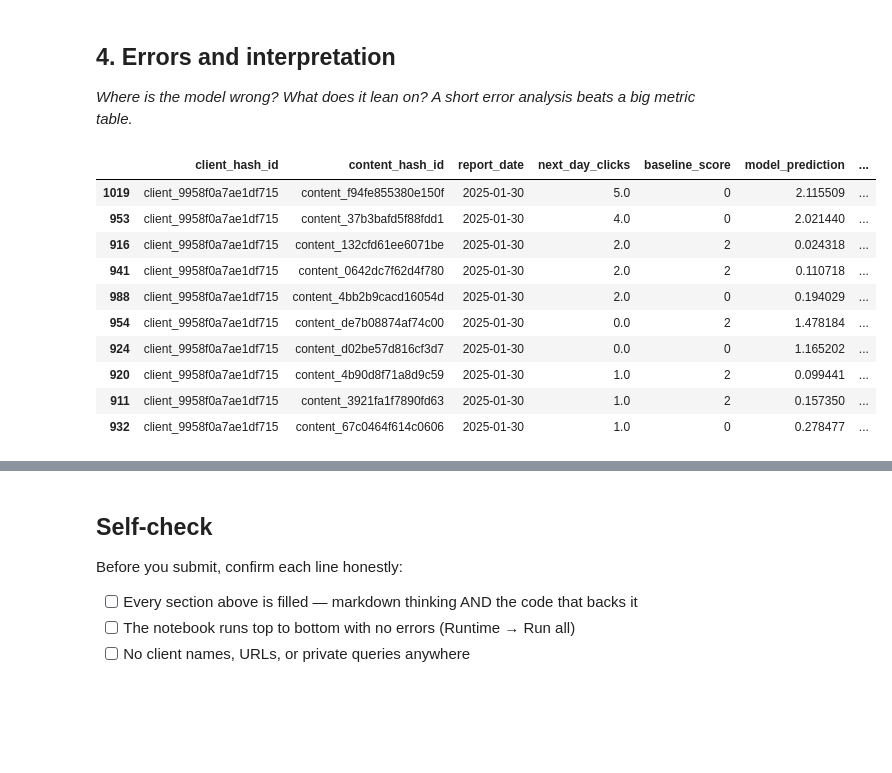
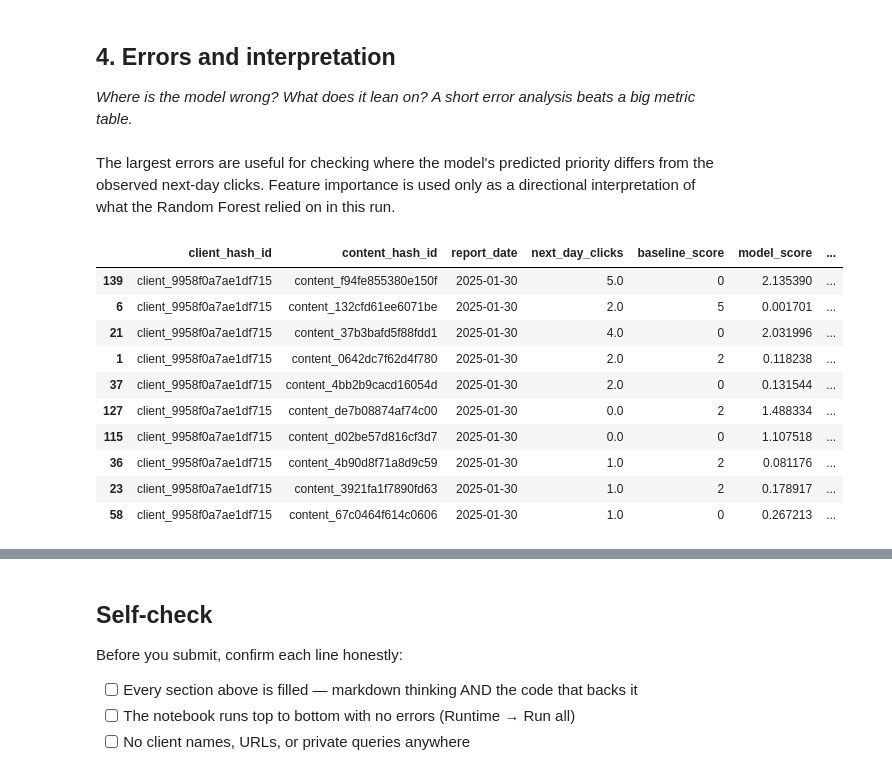
Before and after one commit to Shrishagk/My_flyrank, a Jupyter notebook: work/notebooks/w05_model.ipynb, the cells around one changed output, grey strips where cells are left out. Drawn from its saved outputs; the diff is of its cells as text; code cells hidden in the pictures; blank space fills up the shorter version.

Commit message:
executed w05_model

```diff
--- a/work/notebooks/w05_model.ipynb
+++ b/work/notebooks/w05_model.ipynb
@@ -470,0 +618,32 @@ display(comparison)
+# %%
+prediction_data = model_data.loc[
+    test_mask,
+    [
+        "client_hash_id",
+        "content_hash_id",
+        "report_date"
+    ]
+].copy()
+
+prediction_data["model_score"] = model_pred
+
+eval_data = eval_data.merge(
+    prediction_data,
+    on=[
+        "client_hash_id",
+        "content_hash_id",
+        "report_date"
+    ],
+    how="left",
+    sort=False
+)
+
+print(
+    "Missing model predictions:",
+    eval_data["model_score"].isna().sum()
+)
+
+print(
+    "Evaluation rows:",
+    len(eval_data)
+)
@@ -472,42 +738,43 @@ display(comparison)
 ## 4. Errors and interpretation
 
 *Where is the model wrong? What does it lean on? A short error analysis beats a big metric table.*
+# %% [markdown]
+The largest errors are useful for checking where the model's predicted priority differs from the observed next-day clicks. Feature importance is used only as a directional interpretation of what the Random Forest relied on in this run.
 # %%
 eval_results = eval_data[
     [
         "client_hash_id",
         "content_hash_id",
         "report_date",
         "next_day_clicks",
-        "baseline_score"
+        "baseline_score",
+        "model_score"
     ]
 ].copy()
 
-eval_results["model_prediction"] = model_pred
-
 eval_results["absolute_error"] = (
     eval_results["next_day_clicks"]
-    - eval_results["model_prediction"]
+    - eval_results["model_score"]
 ).abs()
 
 display(
     eval_results.sort_values(
         "absolute_error",
         ascending=False
     ).head(10)
 )
 # %% [output]
-|  | client_hash_id | content_hash_id | report_date | next_day_clicks | baseline_score | model_prediction | ... |
-| 1019 | client_9958f0a7ae1df715 | content_f94fe855380e150f | 2025-01-30 | 5.0 | 0 | 2.115509 | ... |
-| 953 | client_9958f0a7ae1df715 | content_37b3bafd5f88fdd1 | 2025-01-30 | 4.0 | 0 | 2.021440 | ... |
-| 916 | client_9958f0a7ae1df715 | content_132cfd61ee6071be | 2025-01-30 | 2.0 | 2 | 0.024318 | ... |
-| 941 | client_9958f0a7ae1df715 | content_0642dc7f62d4f780 | 2025-01-30 | 2.0 | 2 | 0.110718 | ... |
-| 988 | client_9958f0a7ae1df715 | content_4bb2b9cacd16054d | 2025-01-30 | 2.0 | 0 | 0.194029 | ... |
-| 954 | client_9958f0a7ae1df715 | content_de7b08874af74c00 | 2025-01-30 | 0.0 | 2 | 1.478184 | ... |
-| 924 | client_9958f0a7ae1df715 | content_d02be57d816cf3d7 | 2025-01-30 | 0.0 | 0 | 1.165202 | ... |
-| 920 | client_9958f0a7ae1df715 | content_4b90d8f71a8d9c59 | 2025-01-30 | 1.0 | 2 | 0.099441 | ... |
-| 911 | client_9958f0a7ae1df715 | content_3921fa1f7890fd63 | 2025-01-30 | 1.0 | 2 | 0.157350 | ... |
-| 932 | client_9958f0a7ae1df715 | content_67c0464f614c0606 | 2025-01-30 | 1.0 | 0 | 0.278477 | ... |
+|  | client_hash_id | content_hash_id | report_date | next_day_clicks | baseline_score | model_score | ... |
+| 139 | client_9958f0a7ae1df715 | content_f94fe855380e150f | 2025-01-30 | 5.0 | 0 | 2.135390 | ... |
+| 6 | client_9958f0a7ae1df715 | content_132cfd61ee6071be | 2025-01-30 | 2.0 | 5 | 0.001701 | ... |
+| 21 | client_9958f0a7ae1df715 | content_37b3bafd5f88fdd1 | 2025-01-30 | 4.0 | 0 | 2.031996 | ... |
+| 1 | client_9958f0a7ae1df715 | content_0642dc7f62d4f780 | 2025-01-30 | 2.0 | 2 | 0.118238 | ... |
+| 37 | client_9958f0a7ae1df715 | content_4bb2b9cacd16054d | 2025-01-30 | 2.0 | 0 | 0.131544 | ... |
+| 127 | client_9958f0a7ae1df715 | content_de7b08874af74c00 | 2025-01-30 | 0.0 | 2 | 1.488334 | ... |
+| 115 | client_9958f0a7ae1df715 | content_d02be57d816cf3d7 | 2025-01-30 | 0.0 | 0 | 1.107518 | ... |
+| 36 | client_9958f0a7ae1df715 | content_4b90d8f71a8d9c59 | 2025-01-30 | 1.0 | 2 | 0.081176 | ... |
+| 23 | client_9958f0a7ae1df715 | content_3921fa1f7890fd63 | 2025-01-30 | 1.0 | 2 | 0.178917 | ... |
+| 58 | client_9958f0a7ae1df715 | content_67c0464f614c0606 | 2025-01-30 | 1.0 | 0 | 0.267213 | ... |
 # %%
 importance = pd.DataFrame({
     "feature": features,
```
Also changed, not shown: parts of 24 cells of this notebook.
